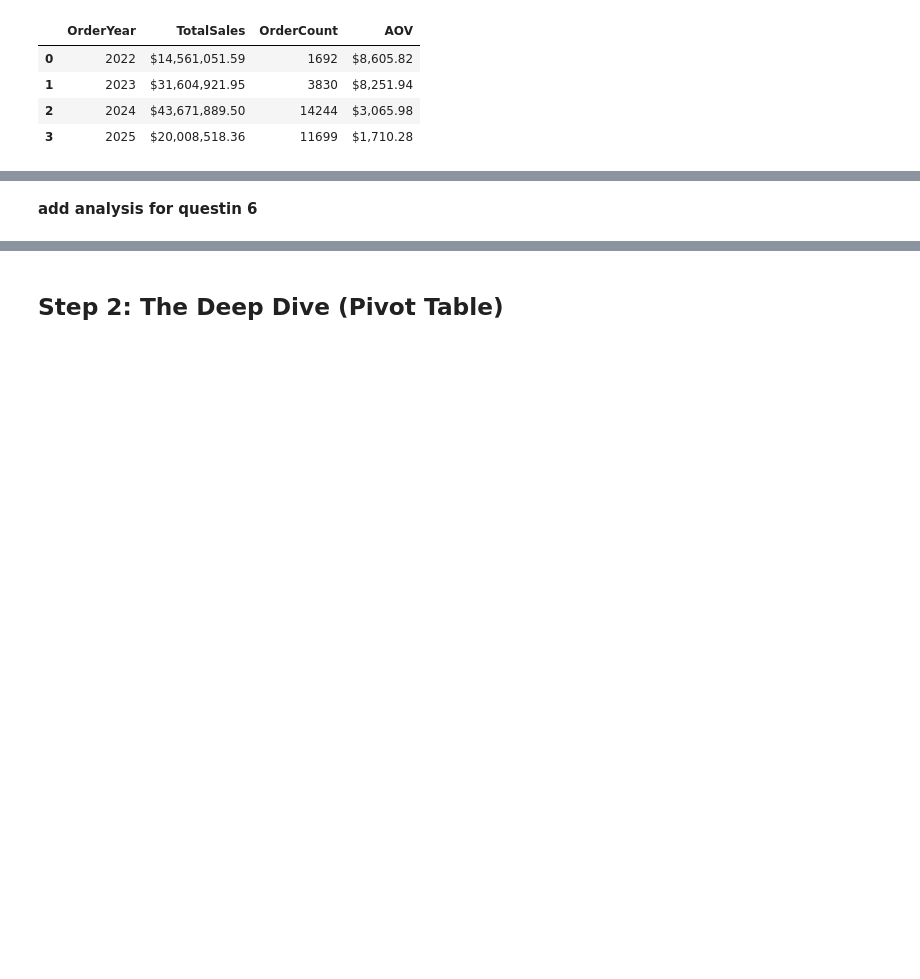
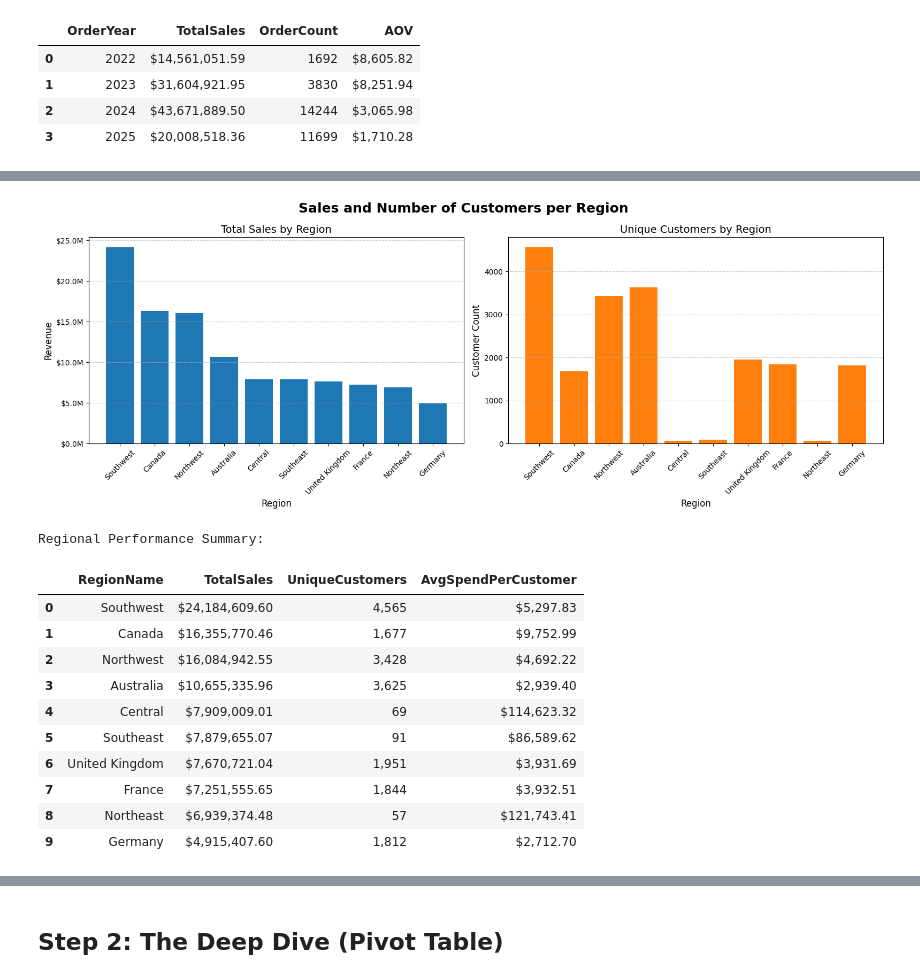
Before and after one commit to smkmrr/adventureworks-analysis, a Jupyter notebook: notebooks/analys.ipynb, the cells around one changed output, grey strips where cells are left out. Drawn from its saved outputs; the diff is of its cells as text; code cells hidden in the pictures; blank space fills up the shorter version.

```diff
--- a/notebooks/analys.ipynb
+++ b/notebooks/analys.ipynb
@@ -375,36 +370,58 @@ Insight Requirements:
 # 1. READ SQL
 with open('../data/query6.sql', 'r') as file:
     query_q6 = file.read()
 
 # 2. GET DATA
 df_q6 = pd.read_sql(query_q6, engine)
+
+# --- ADD THIS CALCULATION ---
+df_q6['AvgSpendPerCustomer'] = df_q6['TotalSales'] / df_q6['UniqueCustomers']
 
 # 3. VISUALIZE (Subplots for different scales)
 fig, (ax1, ax2) = plt.subplots(1, 2, figsize=(16, 6))
 
 # --- Chart 1: Total Sales ---
 ax1.bar(df_q6['RegionName'], df_q6['TotalSales'], color='#1f77b4')
 ax1.set_title('Total Sales by Region', fontsize=14)
 ax1.set_xlabel('Region', fontsize=12)
 ax1.set_ylabel('Revenue', fontsize=12)
 ax1.tick_params(axis='x', rotation=45) # Rotate labels for readability
 ax1.ticklabel_format(style='plain', axis='y')
 ax1.grid(axis='y', linestyle='--', alpha=0.7)
 
+
+ax1.yaxis.set_major_formatter(mticker.FuncFormatter(lambda x, pos: '${:,.1f}M'.format(x/1_000_000)))
+
 # --- Chart 2: Unique Customers ---
 ax2.bar(df_q6['RegionName'], df_q6['UniqueCustomers'], color='#ff7f0e')
 ax2.set_title('Unique Customers by Region', fontsize=14)
 ax2.set_xlabel('Region', fontsize=12)
 ax2.set_ylabel('Customer Count', fontsize=12)
 ax2.tick_params(axis='x', rotation=45)
 ax2.grid(axis='y', linestyle='--', alpha=0.7)
 
-plt.suptitle('Sales and Number of Customers per Region', fontsize=18)
+plt.suptitle('Sales and Number of Customers per Region', fontsize=18, fontweight='bold')
 plt.tight_layout()
 plt.show()
 
-# 4. INSIGHTS
-print("Regional Data:")
-print(df_q6)
+print("Regional Performance Summary:")
+formatted_table = df_q6.style.format({
+    'TotalSales': '${:,.2f}',
+    'UniqueCustomers': '{:,.0f}',
+    'AvgSpendPerCustomer': '${:,.2f}'
+})
+display(formatted_table)
+# %% [output]
+[figure, added]
+Regional Performance Summary:
+|  | RegionName | TotalSales | UniqueCustomers | AvgSpendPerCustomer |
+| 0 | Southwest | $24,184,609.60 | 4,565 | $5,297.83 |
+| 1 | Canada | $16,355,770.46 | 1,677 | $9,752.99 |
+| 2 | Northwest | $16,084,942.55 | 3,428 | $4,692.22 |
+| 3 | Australia | $10,655,335.96 | 3,625 | $2,939.40 |
+| 4 | Central | $7,909,009.01 | 69 | $114,623.32 |
+| 5 | Southeast | $7,879,655.07 | 91 | $86,589.62 |
+| 6 | United Kingdom | $7,670,721.04 | 1,951 | $3,931.69 |
+| 7 | France | $7,251,555.65 | 1,844 | $3,932.51 |
+| 8 | Northeast | $6,939,374.48 | 57 | $121,743.41 |
+| 9 | Germany | $4,915,407.60 | 1,812 | $2,712.70 |
-# %% [markdown]
-**add analysis for questin 6**
```
Also changed, not shown: parts of 29 cells of this notebook.
